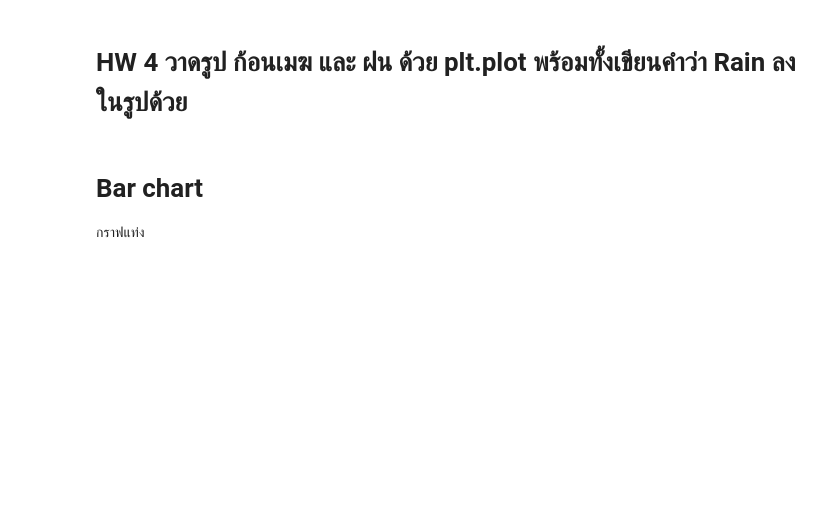
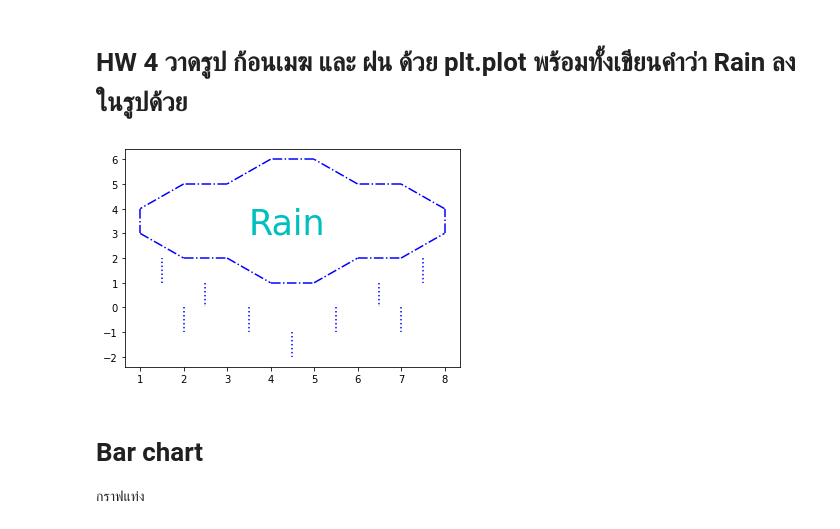
Before and after one commit to pornnakanok/BasicProg_DataViz65, a Jupyter notebook: DataViz04_Data_Comparison.ipynb, the cells around one changed output. Drawn from its saved outputs; the diff is of its cells as text; code cells hidden in the pictures; blank space fills up the shorter version.

```diff
--- a/DataViz04_Data_Comparison.ipynb
+++ b/DataViz04_Data_Comparison.ipynb
@@ -186,6 +186,39 @@ plt.ylabel('size (cm)');
 [figure]
 # %% [markdown]
 # HW 4 วาดรูป ก้อนเมฆ และ ฝน ด้วย plt.plot พร้อมทั้งเขียนคำว่า Rain ลงในรูปด้วย
+# %%
+#ก้อนเมฆ
+plt.plot([1,1],[4,3],'b-.')
+plt.plot([1,2],[3,2],'b-.')
+plt.plot([2,3],[2,2],'b-.')
+plt.plot([3,4],[2,1],'b-.')
+plt.plot([4,5],[1,1],'b-.')
+plt.plot([5,6],[1,2],'b-.')
+plt.plot([6,7],[2,2],'b-.')
+plt.plot([7,8],[2,3],'b-.')
+plt.plot([8,8],[3,4],'b-.')
+plt.plot([8,7],[4,5],'b-.')
+plt.plot([7,6],[5,5],'b-.')
+plt.plot([6,5],[5,6],'b-.')
+plt.plot([5,4],[6,6],'b-.')
+plt.plot([4,3],[6,5],'b-.')
+plt.plot([3,2],[5,5],'b-.')
+plt.plot([2,1],[5,4],'b-.')
+
+#ฝน
+plt.plot([1.5,1.5],[1,2],'b:')
+plt.plot([2,2],[0,-1],'b:')
+plt.plot([2.5,2.5],[1,0],'b:')
+plt.plot([3.5,3.5],[0,-1],'b:')
+plt.plot([4.5,4.5],[-1,-2],'b:')
+plt.plot([5.5,5.5],[0,-1],'b:')
+plt.plot([6.5,6.5],[1,0],'b:')
+plt.plot([7,7],[0,-1],'b:')
+plt.plot([7.5,7.5],[2,1],'b:');
+
+plt.text(3.5,3,'Rain',fontsize= 35,color='c');
+# %% [output]
+[figure, added]
 # %% [markdown]
  # Bar chart
 
```
